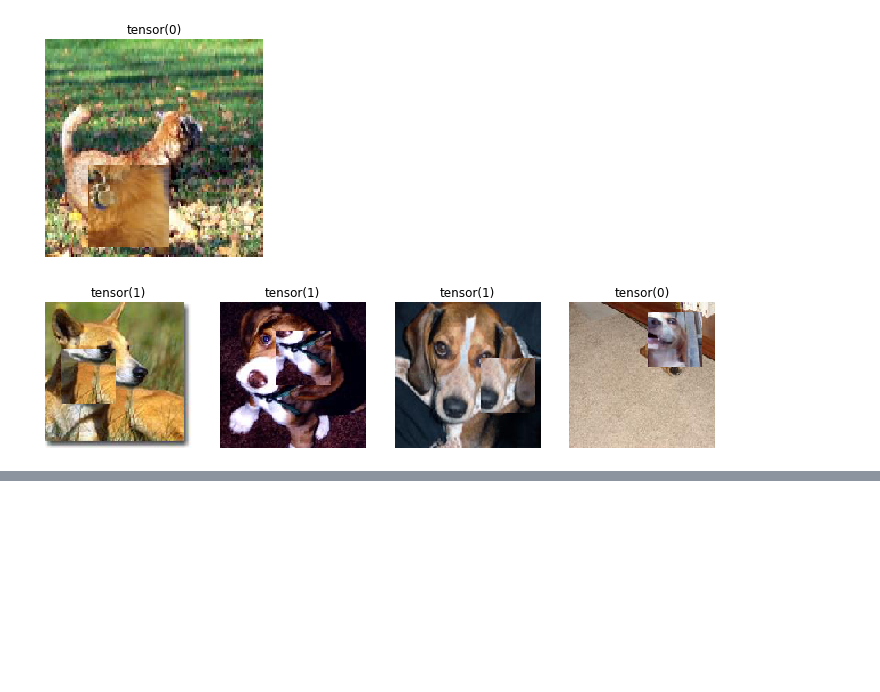
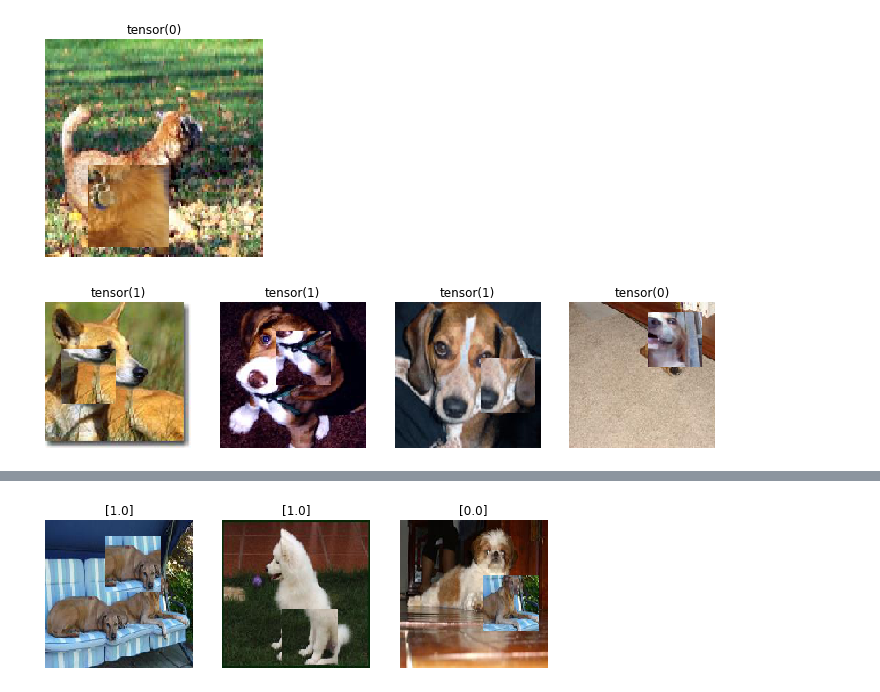
Before and after one commit to hdmamin/self-supervised-vision-exp, a Jupyter notebook: notebooks/nb000-untitled.ipynb, the cells around one changed output, grey strips where cells are left out. Drawn from its saved outputs; the diff is of its cells as text; code cells hidden in the pictures; blank space fills up the shorter version.

```diff
--- a/notebooks/nb000-untitled.ipynb
+++ b/notebooks/nb000-untitled.ipynb
@@ -89,0 +112,5 @@ show_images(xb, titles=yb)
+# %%
+xv, yv = next(iter(dlv))
+show_images(xv, titles=yv.tolist())
+# %% [output]
+[figure, added]
```
Also changed, not shown: parts of 13 cells of this notebook, 4 other files.
